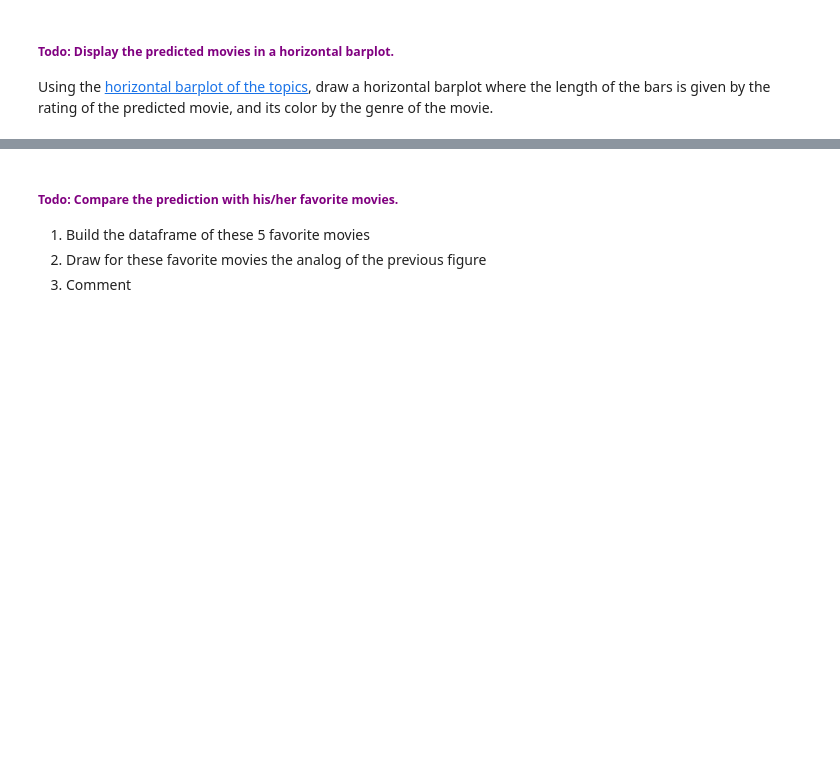
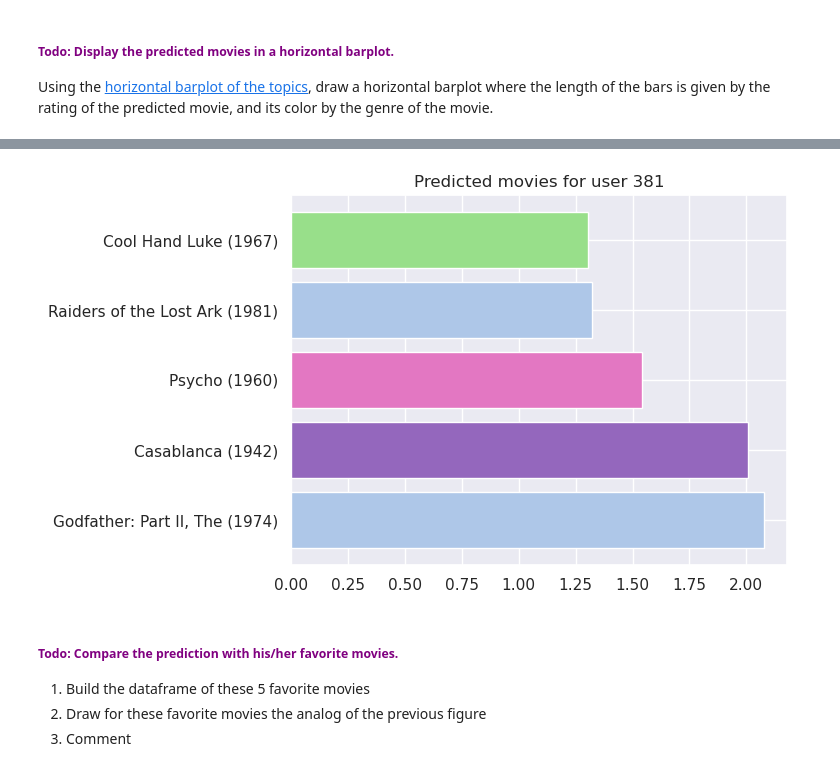
Before and after one commit to BMThi/DataAnalysis4A, a Jupyter notebook: MovieLens/TP_MovieLens.ipynb, the cells around one changed output, grey strips where cells are left out. Cells and saved outputs as stored; diff of their text form; code cells hidden in the pictures; blank space fills up the shorter version.

```diff
--- a/MovieLens/TP_MovieLens.ipynb
+++ b/MovieLens/TP_MovieLens.ipynb
@@ -362,3 +592,37 @@ print("Recommended movies for user %i: A %i year old" % (user_idx, A), G, O,'\n'
 predicted_movies
 # %%
 # %load solutions/reco_known_user.py
+# Recommendations - known user
+
+n_recommendations = 5
+
+user_idx = np.random.randint(n_users)
+user = users_df[users_df['User ID']==user_idx]
+
+A = user.iloc[0]['Age']
+G = user.iloc[0]['Gender']
+O = user.iloc[0]['Occupation']
+print("Recommended movies for user %i: A %i year old" % (user_idx, A), G, O,'\n')
+
+# ----- #
+
+ratings_user = R[user_idx, :]
+predictions_user = R_pred[user_idx, :]
+
+unseen_indices = np.where(ratings_user == 0)[0]
+predictions_unseen = predictions_user[unseen_indices]
+
+# ----- #
+
+predicted_movies = pd.DataFrame(columns = ['Title', 'Rating', 'Genre'])
+predicted_movies_index = np.argsort(-predictions_unseen)
+
+for ii in predicted_movies_index[:5]:
+    i = unseen_indices[ii]
+    reco = {'Title':movies_df.iloc[i]['Title'],
+            'Rating':predictions_user[i],
+            'Genre':movies_df.iloc[i]['Genre']}
+    reco = pd.DataFrame([reco])
+    predicted_movies = pd.concat([predicted_movies, reco], axis=0, ignore_index=True)
+
+predicted_movies
@@ -374,5 +648,14 @@ Using the [horizontal barplot of the topics](#topic_plot), draw a horizontal bar
 # %%
 # %load solutions/horizontal_barplot.py
+cmap = plt.get_cmap('tab20', len(genre))
+cmap = colors.ListedColormap(cmap.colors[predicted_movies['Genre'].values.squeeze().tolist()])
+
+plt.barh(predicted_movies['Title'].values, predicted_movies['Rating'].values, height=0.8, color=cmap.colors)
+plt.title('Predicted movies for user %i' % user_idx)
+
+plt.show()
+# %% [output]
+[figure, added]
 # %% [markdown]
 ##### <span style="color:purple">**Todo:** Compare the prediction with his/her favorite movies.</span>
 
```
Also changed, not shown: parts of 36 cells of this notebook.
